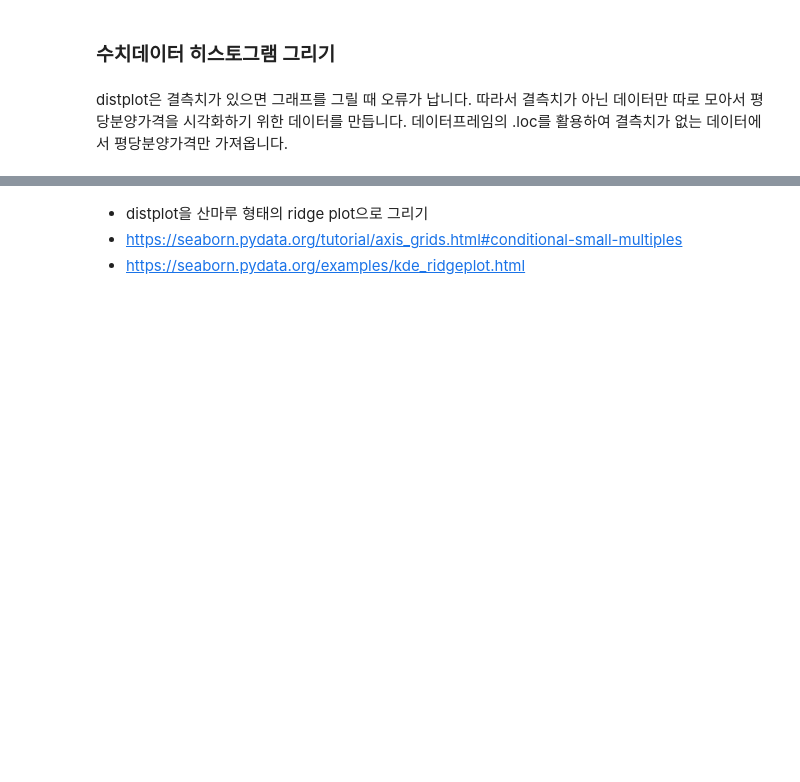
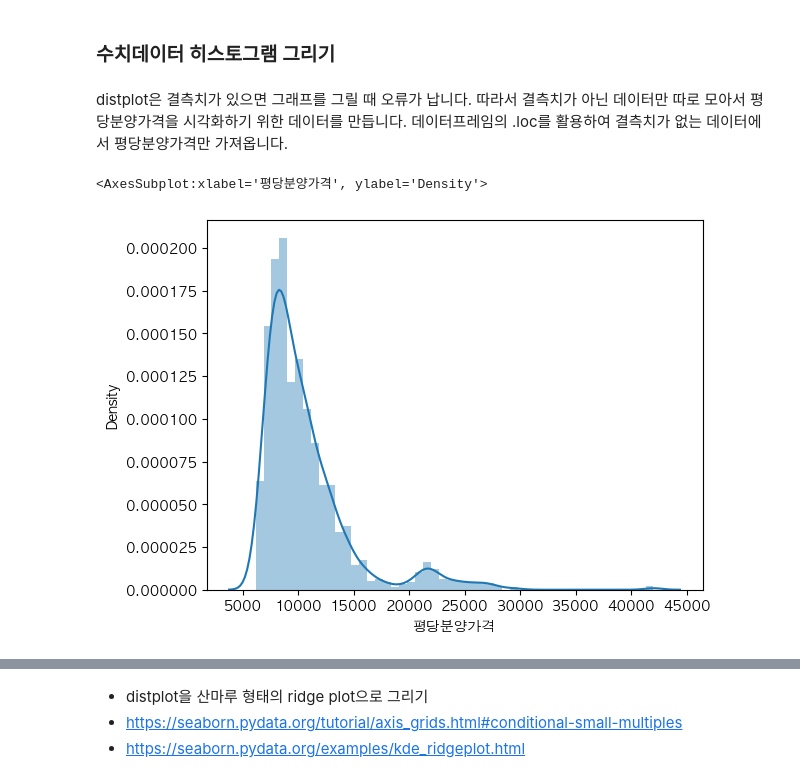
Before and after one commit to kngsujng/Data-Analysis_Study, a Jupyter notebook: open-data-analysis-basic-master/01-apt-price-input.ipynb, the cells around one changed output, grey strips where cells are left out. Saved outputs shown, nothing was run; the diff lists cells and outputs as text; code cells hidden in the pictures; blank space fills up the shorter version.

Commit message:
distplot, ridgeplot, pairplot으로 시각화와 서브플롯 그리기

```diff
--- a/open-data-analysis-basic-master/01-apt-price-input.ipynb
+++ b/open-data-analysis-basic-master/01-apt-price-input.ipynb
@@ -869,5 +878,14 @@ distplot은 결측치가 있으면 그래프를 그릴 때 오류가 납니다.
 # 결측치가 없는 데이터에서 평당분양가격만 가져옵니다. 그리고 price라는 변수에 담습니다.
 # .loc[행]
 # .loc[행, 열]
+
+# df_last.hist(bins=10) # 수치데이터로 되어 있다면 모두 표현 가능
+# df_last['평당분양가격'].hist(bins=10)
+price = df_last.loc[df_last['평당분양가격'].notnull(), '평당분양가격']
 # %%
 # distplot으로 평당분양가격을 표현해 봅니다.
+
+sns.distplot(price)
+# %% [output]
+<AxesSubplot:xlabel='평당분양가격', ylabel='Density'>
+[figure, added]
```
Also changed, not shown: parts of 8 cells of this notebook.
